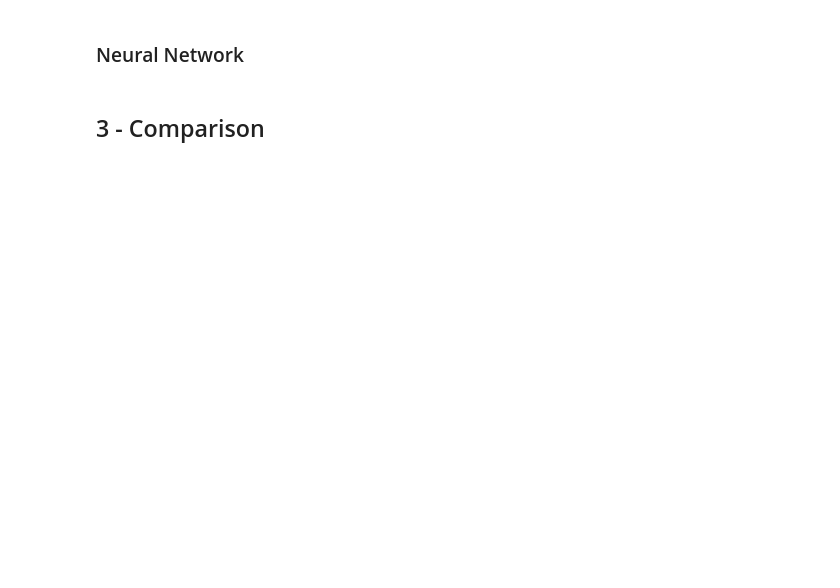
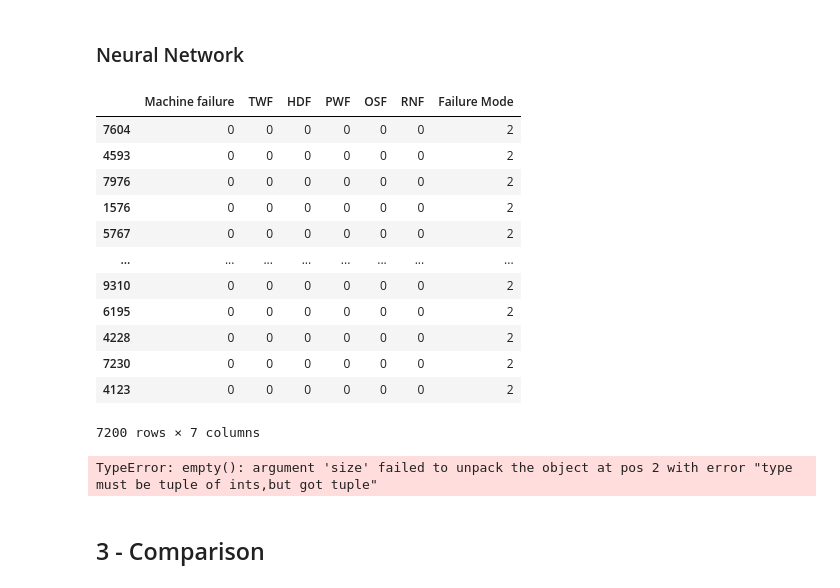
Before and after one commit to ascharie/CS349---Group8, a Jupyter notebook: Final Project/Main.ipynb, the cells around one changed output. Cells and saved outputs as stored; diff of their text form; code cells hidden in the pictures; blank space fills up the shorter version.

```diff
--- a/Final Project/Main.ipynb
+++ b/Final Project/Main.ipynb
@@ -185,2 +401,54 @@ Baseline 2
+# %%
+y_train
+# %% [output]
+|  | Machine failure | TWF | HDF | PWF | OSF | RNF | Failure Mode |
+| 7604 | 0 | 0 | 0 | 0 | 0 | 0 | 2 |
+| 4593 | 0 | 0 | 0 | 0 | 0 | 0 | 2 |
+| 7976 | 0 | 0 | 0 | 0 | 0 | 0 | 2 |
+| 1576 | 0 | 0 | 0 | 0 | 0 | 0 | 2 |
+| 5767 | 0 | 0 | 0 | 0 | 0 | 0 | 2 |
+| ... | ... | ... | ... | ... | ... | ... | ... |
+| 9310 | 0 | 0 | 0 | 0 | 0 | 0 | 2 |
+| 6195 | 0 | 0 | 0 | 0 | 0 | 0 | 2 |
+| 4228 | 0 | 0 | 0 | 0 | 0 | 0 | 2 |
+| 7230 | 0 | 0 | 0 | 0 | 0 | 0 | 2 |
+| 4123 | 0 | 0 | 0 | 0 | 0 | 0 | 2 |
+7200 rows × 7 columns
+# %%
+importlib.reload(classify)
+
+batch_size = 32
+epochs = 100
+loss_fun = nn.BCEWithLogitsLoss()
+lr = 0.001
+
+train_data = Data(X_train, y_train['Failure Mode'])
+valid_data = Data(X_val, y_val['Failure Mode'])
+test_data = Data(X_test, y_test['Failure Mode'])
+train_loader = DataLoader(train_data, batch_size=batch_size, shuffle=True)
+valid_loader = DataLoader(valid_data, batch_size=batch_size, shuffle=True)
+test_loader = DataLoader(test_data, batch_size=batch_size, shuffle=True)
+
+model = FeedForward(size_in=X_train.shape, size_out=len(y_train['Failure Mode'].unique()), k=64).to(device)
+criterion = nn.BCEWithLogitsLoss()
+optimizer = torch.optim.Adam(model.parameters(), lr=lr)
+
+training_loss = []
+validation_loss = []
+for epoch in range(epochs):
+    avg_train_loss = train_model(model, train_loader, loss_fun, optimizer, device)
+    _, accuracy, avg_valid_loss = evaluate_model(model, valid_loader, loss_fun, device)
+    training_loss.append(avg_train_loss)
+    validation_loss.append(avg_valid_loss)
+
+# Plot training and validation loss
+plt.plot(training_loss, label='Training Loss')
+plt.plot(validation_loss, label='Validation Loss')
+plt.xlabel('Epoch')
+plt.ylabel('Loss')
+plt.legend()
+plt.show()
+# %% [output]
+TypeError: empty(): argument 'size' failed to unpack the object at pos 2 with error "type must be tuple of ints,but got tuple"
 # %% [markdown]
 ## 3 - Comparison
```
Also changed, not shown: parts of 19 cells of this notebook, 1 other file.
